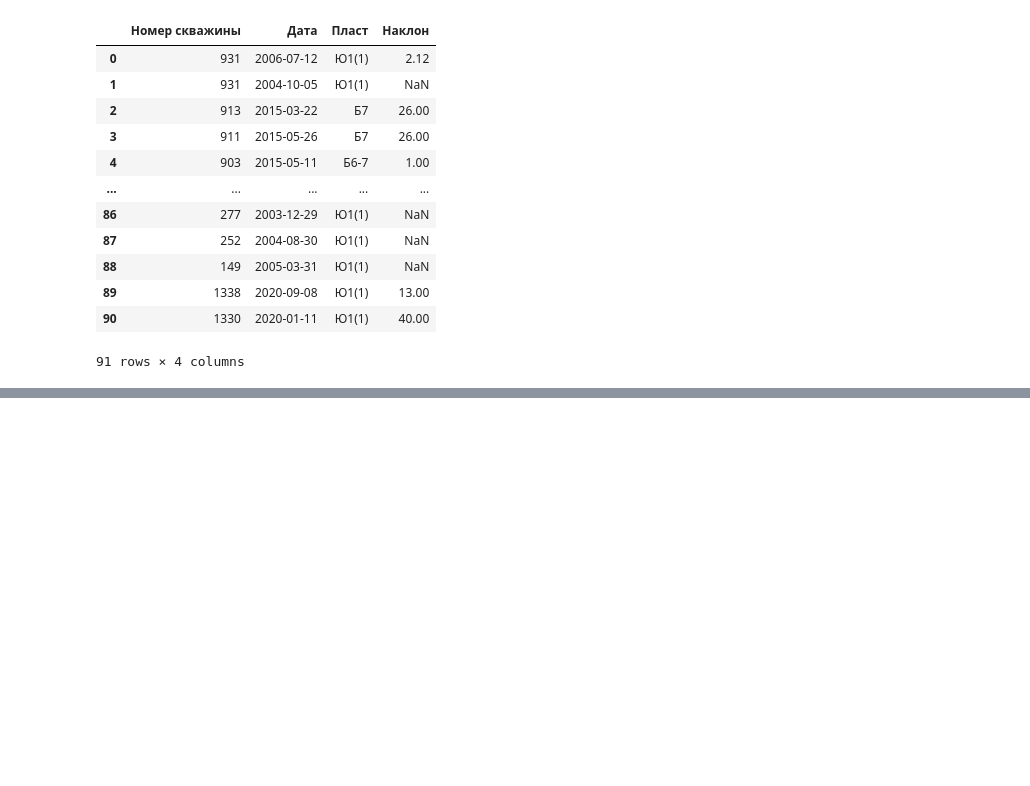
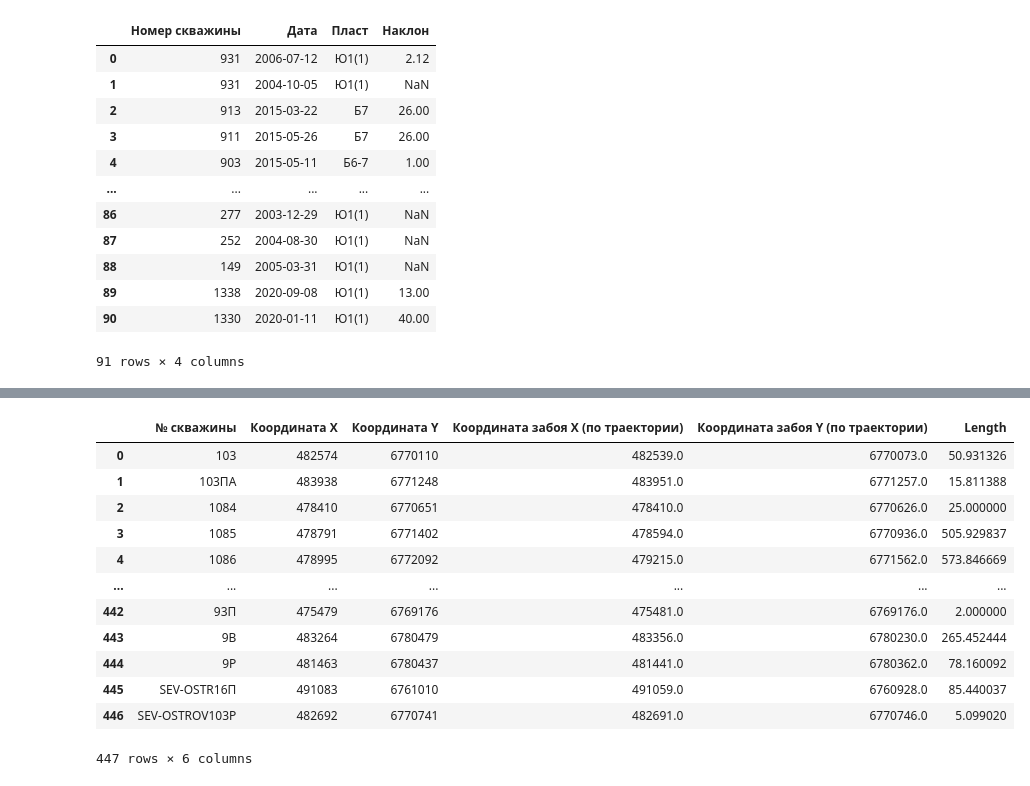
Before and after one commit to lybmvvs/appgazprom2.0, a Jupyter notebook: final variant.ipynb, the cells around one changed output, grey strips where cells are left out. Saved outputs shown, nothing was run; the diff lists cells and outputs as text; code cells hidden in the pictures; blank space fills up the shorter version.

```diff
--- a/final variant.ipynb
+++ b/final variant.ipynb
@@ -51 +77,19 @@ grp
+# %%
+
+coordinates=coordinates[~coordinates['№ скважины'].isin(my_wells_no_repeat)].reset_index(drop=True)
+coordinates
+# %% [output]
+|  | № скважины | Координата X | Координата Y | Координата забоя Х (по траектории) | Координата забоя Y (по траектории) | Length |
+| 0 | 103 | 482574 | 6770110 | 482539.0 | 6770073.0 | 50.931326 |
+| 1 | 103ПА | 483938 | 6771248 | 483951.0 | 6771257.0 | 15.811388 |
+| 2 | 1084 | 478410 | 6770651 | 478410.0 | 6770626.0 | 25.000000 |
+| 3 | 1085 | 478791 | 6771402 | 478594.0 | 6770936.0 | 505.929837 |
+| 4 | 1086 | 478995 | 6772092 | 479215.0 | 6771562.0 | 573.846669 |
+| ... | ... | ... | ... | ... | ... | ... |
+| 442 | 93П | 475479 | 6769176 | 475481.0 | 6769176.0 | 2.000000 |
+| 443 | 9В | 483264 | 6780479 | 483356.0 | 6780230.0 | 265.452444 |
+| 444 | 9Р | 481463 | 6780437 | 481441.0 | 6780362.0 | 78.160092 |
+| 445 | SEV-OSTR16П | 491083 | 6761010 | 491059.0 | 6760928.0 | 85.440037 |
+| 446 | SEV-OSTROV103Р | 482692 | 6770741 | 482691.0 | 6770746.0 | 5.099020 |
+447 rows × 6 columns
 # %%
```
Also changed, not shown: parts of 28 cells of this notebook, 2 other files.
